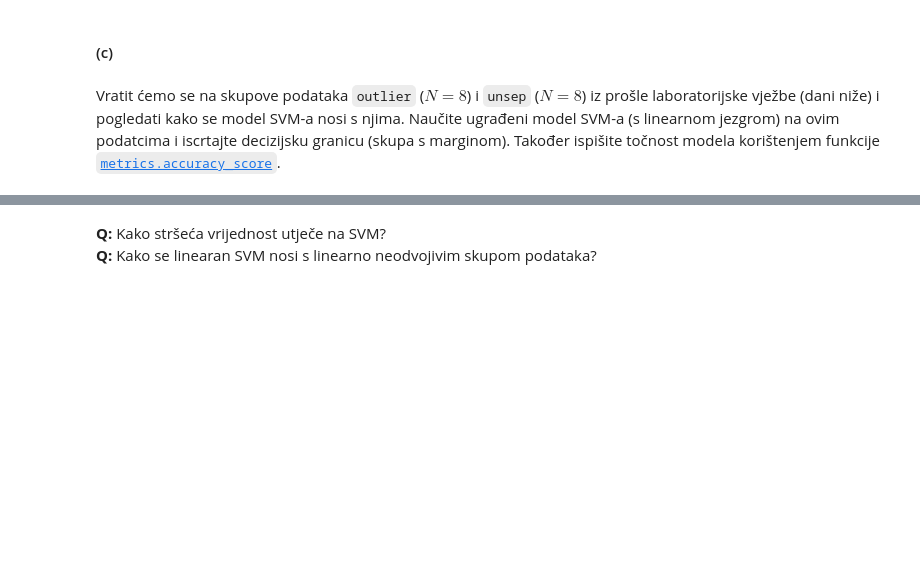
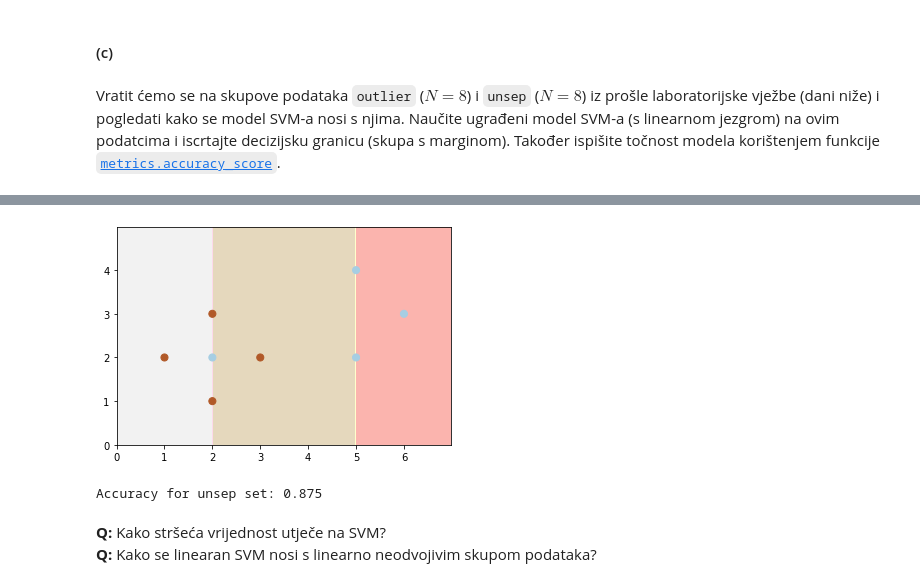
Before and after one commit to mislavivancic/machine-learning-homeworks, a Jupyter notebook: Lab3/SU-2019-LAB03-SVM-i-kNN.ipynb, the cells around one changed output, grey strips where cells are left out. Saved outputs shown, nothing was run; the diff lists cells and outputs as text; code cells hidden in the pictures; blank space fills up the shorter version.

```diff
--- a/Lab3/SU-2019-LAB03-SVM-i-kNN.ipynb
+++ b/Lab3/SU-2019-LAB03-SVM-i-kNN.ipynb
@@ -77,3 +151,13 @@ unsep_y = np.append(seven_y, -1)
+# %%
+clf = SVC(kernel='linear')
+clf.fit(unsep_X,unsep_y)
+
+mlutils.plot_2d_svc_problem(unsep_X,unsep_y,clf)
+plt.show()
+print("Accuracy for unsep set:",accuracy_score(unsep_y,clf.predict(unsep_X)))
+# %% [output]
+[figure, added]
+Accuracy for unsep set: 0.875
 # %% [markdown]
 **Q:** Kako stršeća vrijednost utječe na SVM?
 **Q:** Kako se linearan SVM nosi s linearno neodvojivim skupom podataka?
```
Also changed, not shown: parts of 38 cells of this notebook, 2 other files.
